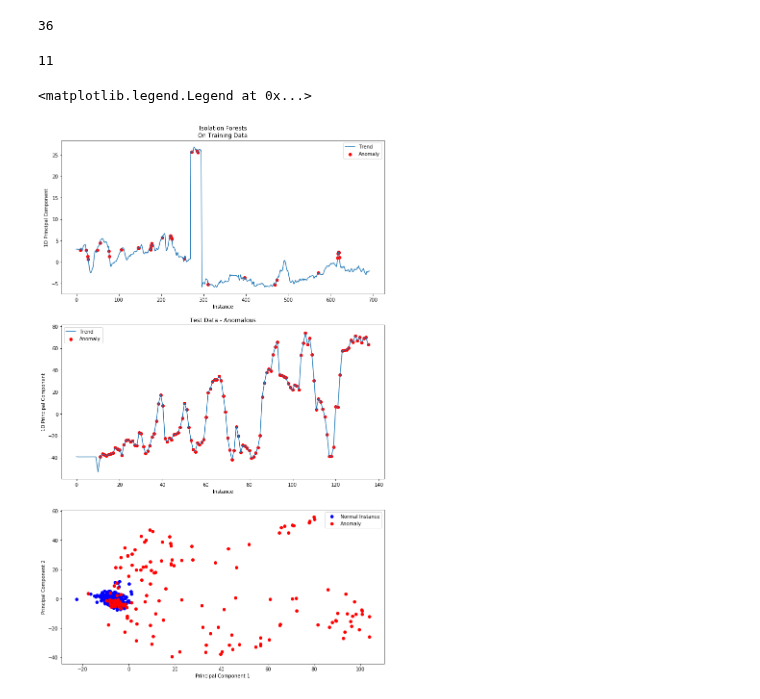
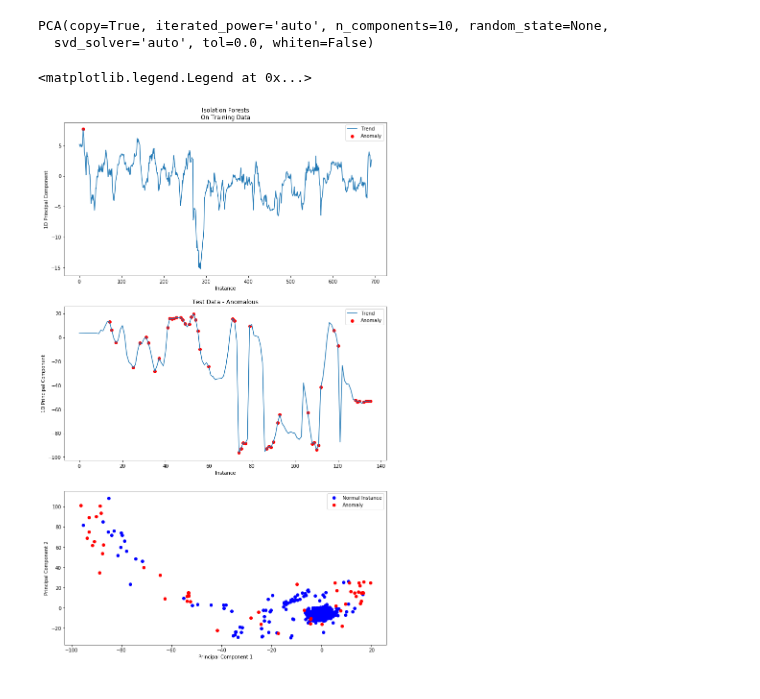
Before and after one commit to pratikluitel/SP-Cup, a Jupyter notebook: testingAlgos.ipynb, the cells around one changed output. Saved outputs shown, nothing was run; the diff lists cells and outputs as text; code cells hidden in the pictures.

```diff
--- a/testingAlgos.ipynb
+++ b/testingAlgos.ipynb
@@ -11,4 +20,5 @@ from pyod.models.knn import KNN
 # %%
 #load data
 DroneData = pd.read_csv('./DroneData/SP Cup 2020/IMU_camera Drone Synchronized training dataset_normal behabiour_no abnormalities/_slash_mavros_slash_imu_slash_data.csv')
+params = ['x','y','z','w','x.1','y.1','z.1','x.2','y.2','z.2']
 # %%
@@ -102,59 +97,70 @@ testData1 = normalize_test_data(pd.concat([pd.read_csv('DroneData/SP Cup 2020/03
                                          pd.read_csv('DroneData/SP Cup 2020/03_Dataset with 5 normal experiments_17Jan2020/2020-01-17-11-32-49/_slash_mavros_slash_imu_slash_data.csv'),
                                           pd.read_csv('DroneData/SP Cup 2020/03_Dataset with 5 normal experiments_17Jan2020/2020-01-17-11-33-26/_slash_mavros_slash_imu_slash_data.csv'),
                                           pd.read_csv('DroneData/SP Cup 2020/03_Dataset with 5 normal experiments_17Jan2020/2020-01-17-11-34-08/_slash_mavros_slash_imu_slash_data.csv'),
-                                          pd.read_csv('DroneData/SP Cup 2020/03_Dataset with 5 normal experiments_17Jan2020/2020-01-17-11-34-43/_slash_mavros_slash_imu_slash_data.csv')]), mean, std)
+                                          pd.read_csv('DroneData/SP Cup 2020/03_Dataset with 5 normal experiments_17Jan2020/2020-01-17-11-34-43/_slash_mavros_slash_imu_slash_data.csv')]), mod)
 
-testData2 = normalize_test_data(pd.read_csv('DroneData/SP Cup 2020/04_Dataset with 5 abnormal experiments_17Jan2020/2020-01-17-11-37-25/_slash_mavros_slash_imu_slash_data.csv'), mean, std)
-z_score1 = find_theta_score(testData1)
-z_score2 = find_theta_score(testData2)
+testData2 = normalize_test_data(pd.read_csv('DroneData/SP Cup 2020/04_Dataset with 5 abnormal experiments_17Jan2020/2020-01-17-11-37-25/_slash_mavros_slash_imu_slash_data.csv'), mod)
+z_score1 = find_theta_score(testData1,pcamod)
+z_score2 = find_theta_score(testData2,pcamod)
+
+# define pca models for different n values
+pcamod = PCA(n_components=2)
+pcamod.fit(trainData)
+z2_score = find_theta_score(np.concatenate((testData1, testData2)),pcamod)
+
+#if not doing pca n=10
+pcamod = PCA(n_components=10)
+pcamod.fit(trainData)
+# %% [output]
+PCA(copy=True, iterated_power='auto', n_components=10, random_state=None,
+  svd_solver='auto', tol=0.0, whiten=False)
 # %%
 # using IsoFo
 
 #add your algos in this very format pls
 
-from sklearn.ensemble import IsolationForest
-
-#fit isofo model
-clf = IsolationForest(n_estimators=10000,contamination=0.0001) #contamination parameter specifies the level of contamination in training data
-clf.fit(trainData)
-
-#predict anomalies
-tempanomalyPrediction1 = clf.predict(testData1)
-anomalyPrediction1 = tempanomalyPrediction1 == -1
-
 #isofo is statistical, so we need to specify contamination beforehand,
 #which may not be a good method since our problem is very sparse in nature
 
+#fit isofo model
+
+clf = IsolationForest(n_estimators=1000,contamination=0.00001, behaviour='new') #contamination parameter specifies the level of contamination in training data
+clf.fit(find_theta_score(trainData,pcamod))
+#    print(int(i/0.0001*100),end = '\r')
+
+#predict anomalies
+tempanomalyPrediction1 = clf.predict(find_theta_score(testData1,pcamod))
+anomalyPrediction1 = tempanomalyPrediction1 == -1
+
+tempanomalyPrediction2 = clf.predict(find_theta_score(testData2,pcamod))
+anomalyPrediction2 = tempanomalyPrediction2 == -1
+
+
+#plotting
 plt.figure(figsize = (12,20))
 ax1 = plt.subplot(3,1,1)
 ax1.title.set_text('Isolation Forests\nOn Training Data')
 ax1.set_xlabel('Instance')
 ax1.set_ylabel('1D Principal Component')
 plot_anomalies_in_1D(z_score1.T[0], anomalyPrediction1)
-print(sum(anomalyPrediction1))
 
-tempanomalyPrediction2 = clf.predict(testData2)
-anomalyPrediction2 = tempanomalyPrediction2 == -1
 ax2 = plt.subplot(3,1,2)
 ax2.title.set_text('Test Data - Anomalous')
 ax2.set_xlabel('Instance')
 ax2.set_ylabel('1D Principal Component')
 plot_anomalies_in_1D(z_score2.T[0], anomalyPrediction2)
-print(len(anomalyPrediction2)-sum(anomalyPrediction2))
 
-z2_score = find_theta_score(pd.concat([testData1, testData2],ignore_index = True),2)
+
 ax3 = plt.subplot(3,1,3)
 ax3.set_xlabel('Principal Component 1')
 ax3.set_ylabel('Principal Component 2')
 
-plot_anomalies_in_2D(z2_score.T, np.concatenate([anomalyPrediction1, anomalyPrediction2]))
+plot_anomalies_in_2D(z2_score.T, np.concatenate((anomalyPrediction1, anomalyPrediction2)))
 ax1.legend(['Trend','Anomaly'])
 ax2.legend(['Trend','Anomaly'])
 # %% [output]
-36
+<matplotlib.legend.Legend at 0x...>
-11
-<matplotlib.legend.Legend at 0x...>
-[figure, old version]
+[figure, new version]
 # %%
 #left blank intentionally
 # %%
```
Also changed, not shown: parts of 17 cells of this notebook, 1 other file.
